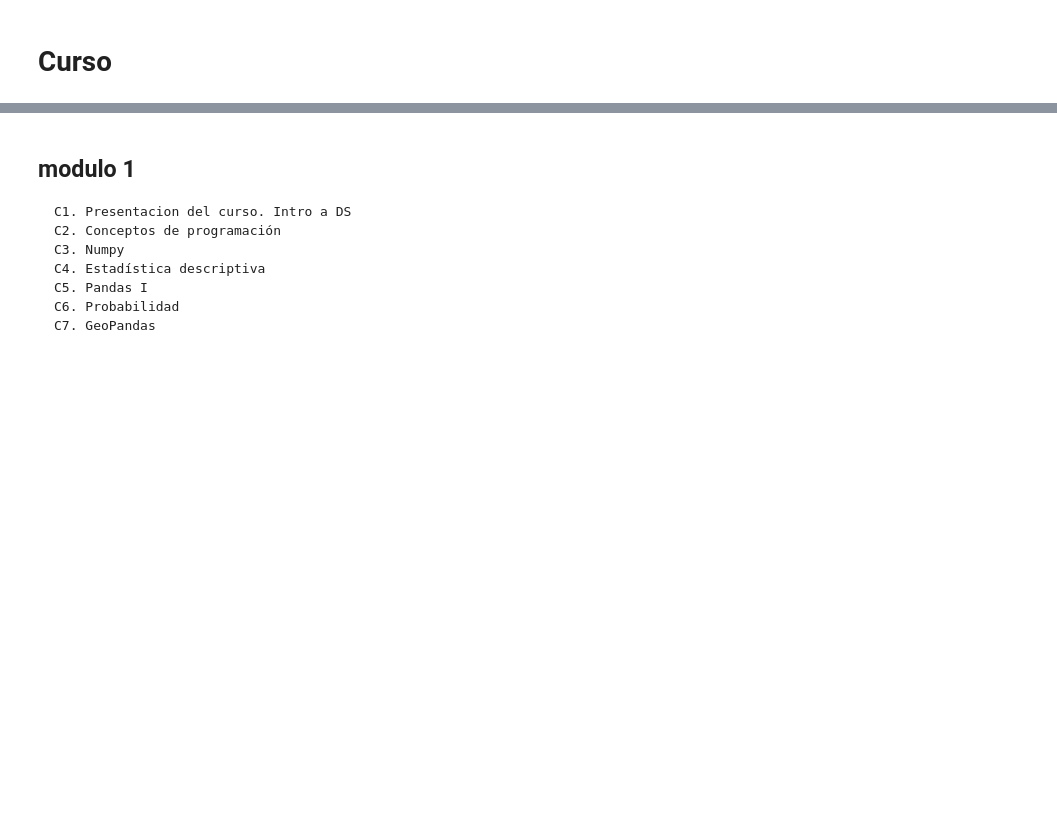
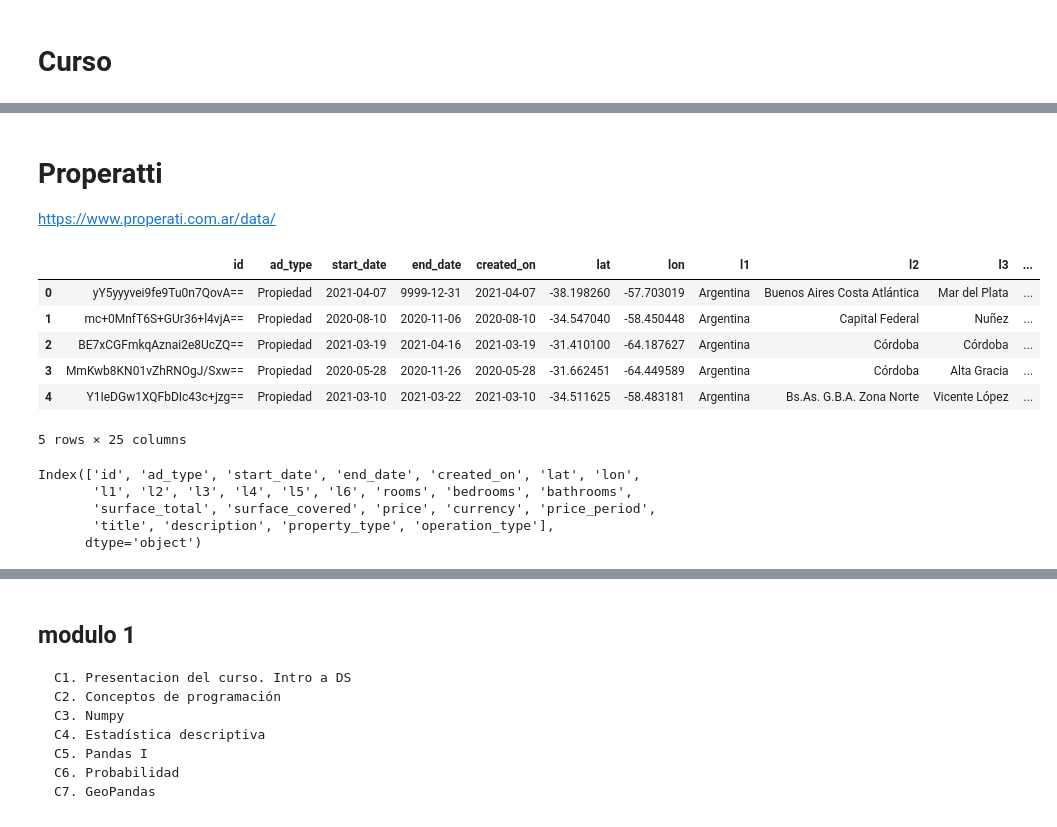
Before and after one commit to carabedo/introds, a Jupyter notebook: introds.ipynb, the cells around one changed output, grey strips where cells are left out. Drawn from its saved outputs; the diff is of its cells as text; code cells hidden in the pictures; blank space fills up the shorter version.

```diff
--- a/introds.ipynb
+++ b/introds.ipynb
@@ -181,0 +183,25 @@ fig.add_scatter(x=data['venta'], y=pred2,mode='markers')
+# %%
+df=pd.read_csv('prope.csv',index_col=0)
+# %% [markdown]
+# Properatti
+
+
+https://www.properati.com.ar/data/
+# %%
+df.head()
+# %% [output]
+|  | id | ad_type | start_date | end_date | created_on | lat | lon | l1 | l2 | l3 | ... |
+| 0 | yY5yyyvei9fe9Tu0n7QovA== | Propiedad | 2021-04-07 | 9999-12-31 | 2021-04-07 | -38.198260 | -57.703019 | Argentina | Buenos Aires Costa Atlántica | Mar del Plata | ... |
+| 1 | mc+0MnfT6S+GUr36+l4vjA== | Propiedad | 2020-08-10 | 2020-11-06 | 2020-08-10 | -34.547040 | -58.450448 | Argentina | Capital Federal | Nuñez | ... |
+| 2 | BE7xCGFmkqAznai2e8UcZQ== | Propiedad | 2021-03-19 | 2021-04-16 | 2021-03-19 | -31.410100 | -64.187627 | Argentina | Córdoba | Córdoba | ... |
+| 3 | MmKwb8KN01vZhRNOgJ/Sxw== | Propiedad | 2020-05-28 | 2020-11-26 | 2020-05-28 | -31.662451 | -64.449589 | Argentina | Córdoba | Alta Gracia | ... |
+| 4 | Y1IeDGw1XQFbDIc43c+jzg== | Propiedad | 2021-03-10 | 2021-03-22 | 2021-03-10 | -34.511625 | -58.483181 | Argentina | Bs.As. G.B.A. Zona Norte | Vicente López | ... |
+5 rows × 25 columns
+# %%
+df.columns
+# %% [output]
+Index(['id', 'ad_type', 'start_date', 'end_date', 'created_on', 'lat', 'lon',
+       'l1', 'l2', 'l3', 'l4', 'l5', 'l6', 'rooms', 'bedrooms', 'bathrooms',
+       'surface_total', 'surface_covered', 'price', 'currency', 'price_period',
+       'title', 'description', 'property_type', 'operation_type'],
+      dtype='object')
```
Also changed, not shown: parts of 28 cells of this notebook, 1 other file.
